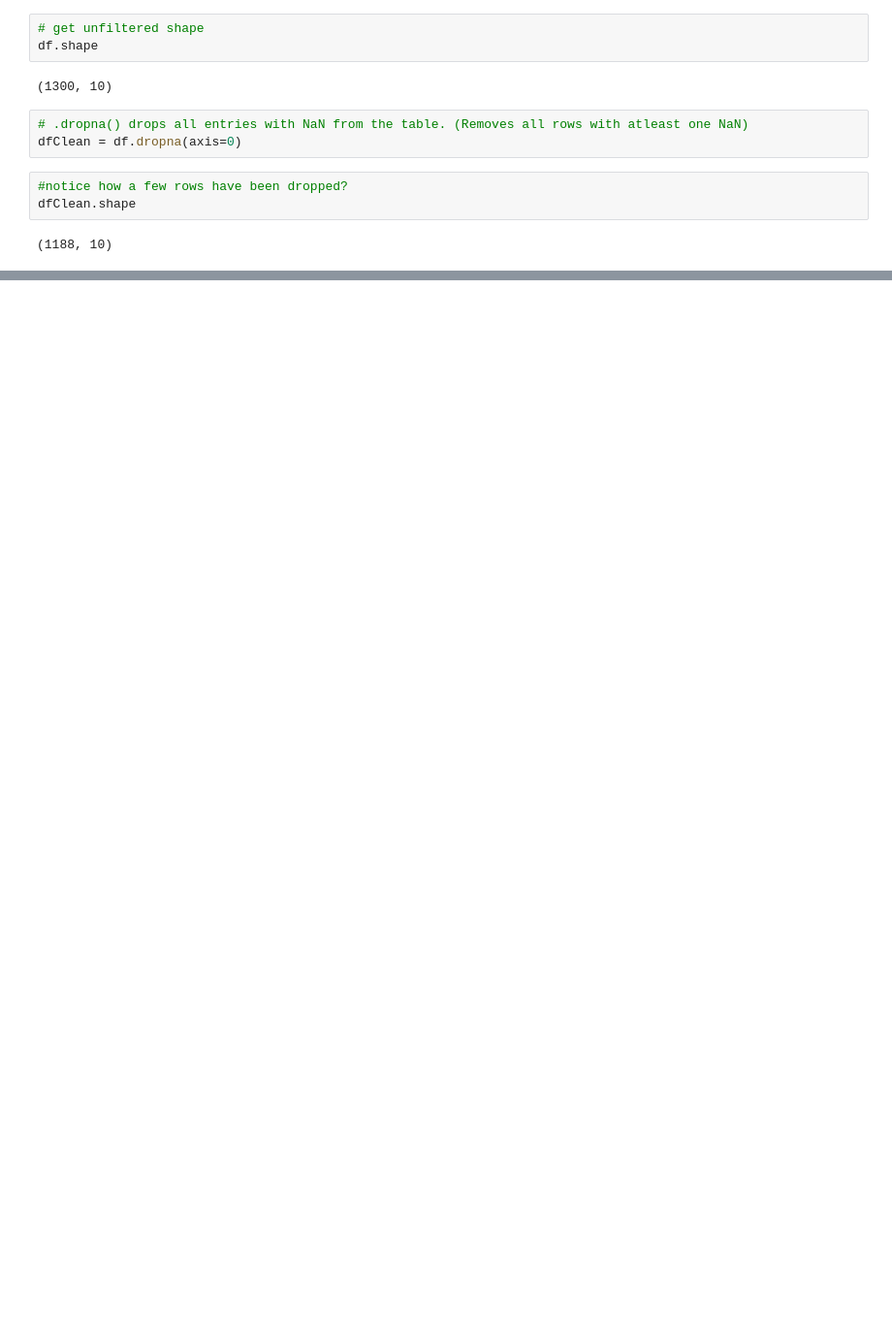
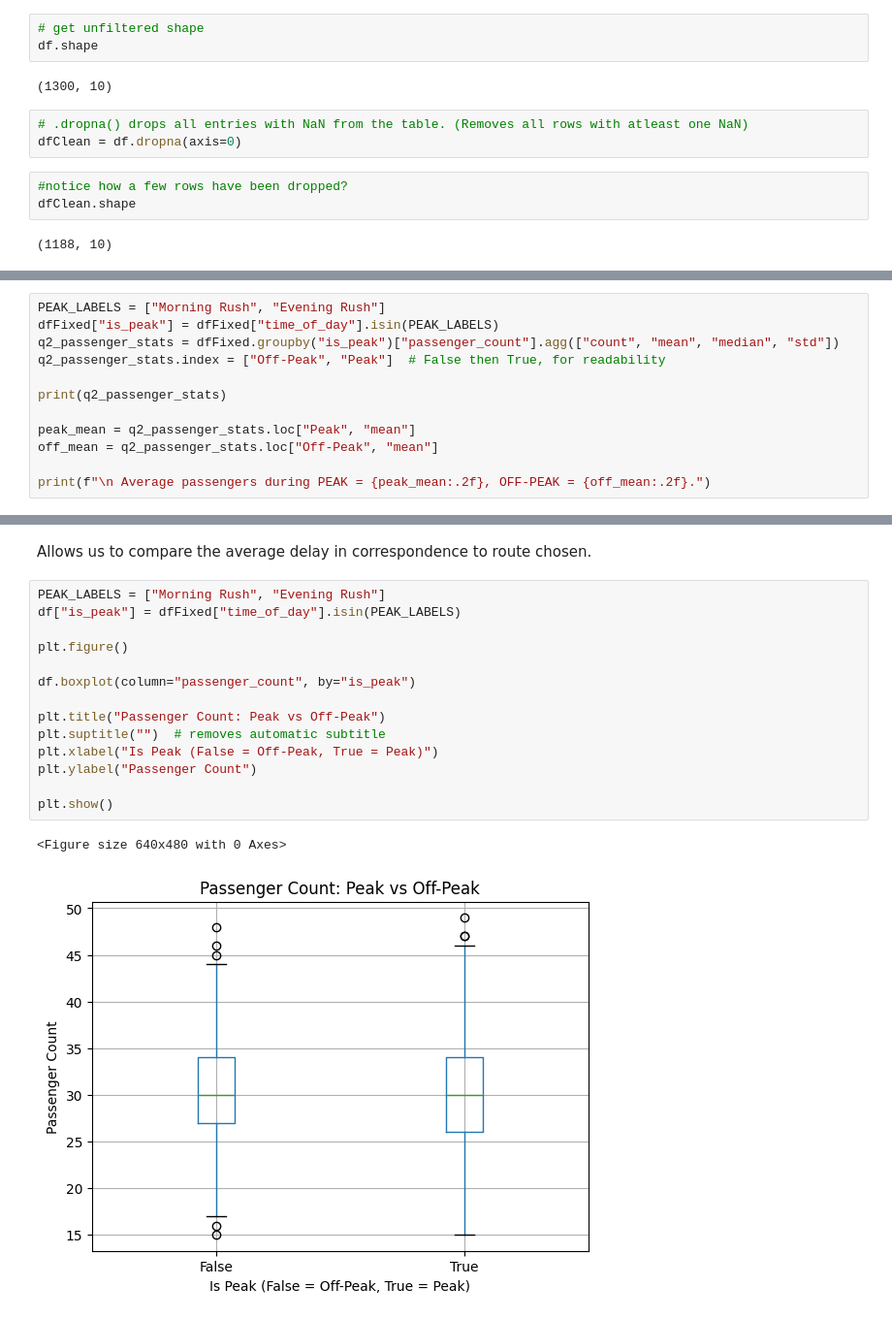
Before and after one commit to Small-Waffle/dataChallenge, a Jupyter notebook: datachallenge.ipynb, the cells around one changed output, grey strips where cells are left out. Shown at 97% size. Drawn from its saved outputs; the diff is of its cells as text; blank space fills up the shorter version.

```diff
--- a/datachallenge.ipynb
+++ b/datachallenge.ipynb
@@ -285,0 +338,12 @@ dfFixed.shape
+# %%
+PEAK_LABELS = ["Morning Rush", "Evening Rush"]
+dfFixed["is_peak"] = dfFixed["time_of_day"].isin(PEAK_LABELS)
+q2_passenger_stats = dfFixed.groupby("is_peak")["passenger_count"].agg(["count", "mean", "median", "std"])
+q2_passenger_stats.index = ["Off-Peak", "Peak"]  # False then True, for readability
+
+print(q2_passenger_stats)
+
+peak_mean = q2_passenger_stats.loc["Peak", "mean"]
+off_mean = q2_passenger_stats.loc["Off-Peak", "mean"]
+
+print(f"\n Average passengers during PEAK = {peak_mean:.2f}, OFF-PEAK = {off_mean:.2f}.")
@@ -285,0 +634,19 @@ dfFixed.shape
+# %% [markdown]
+Allows us to compare the average delay in correspondence to route chosen.
+# %%
+PEAK_LABELS = ["Morning Rush", "Evening Rush"]
+df["is_peak"] = dfFixed["time_of_day"].isin(PEAK_LABELS)
+
+plt.figure()
+
+df.boxplot(column="passenger_count", by="is_peak")
+
+plt.title("Passenger Count: Peak vs Off-Peak")
+plt.suptitle("")  # removes automatic subtitle
+plt.xlabel("Is Peak (False = Off-Peak, True = Peak)")
+plt.ylabel("Passenger Count")
+
+plt.show()
+# %% [output]
+<Figure size 640x480 with 0 Axes>
+[figure, added]
```
Also changed, not shown: parts of 29 cells of this notebook.
